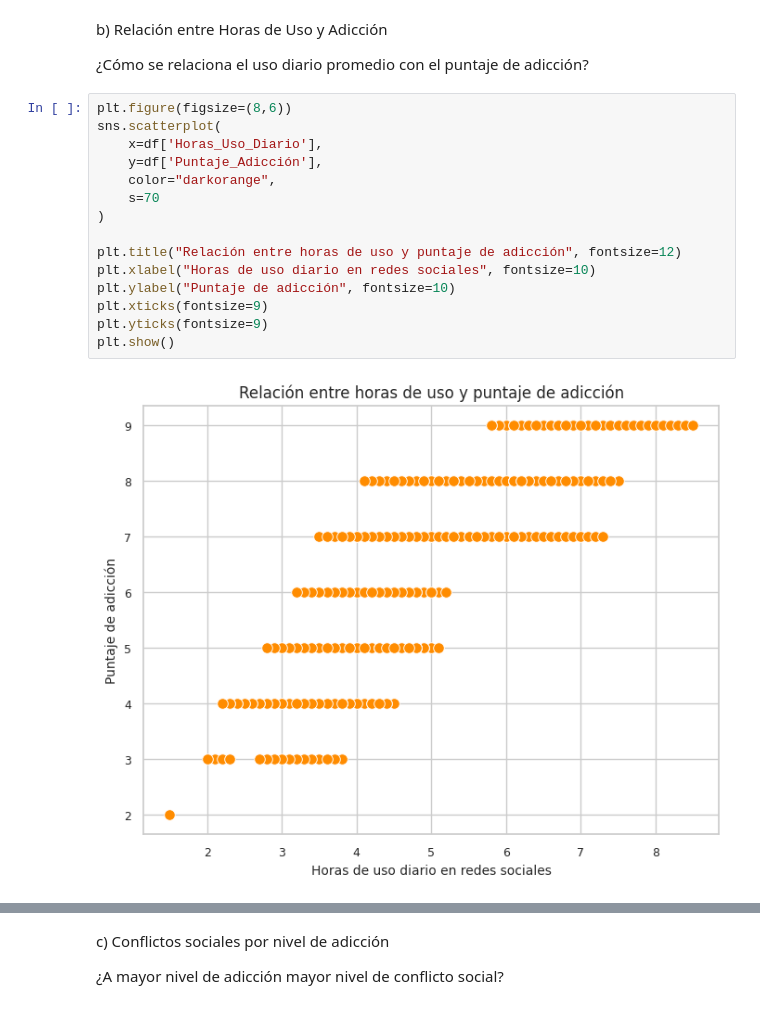
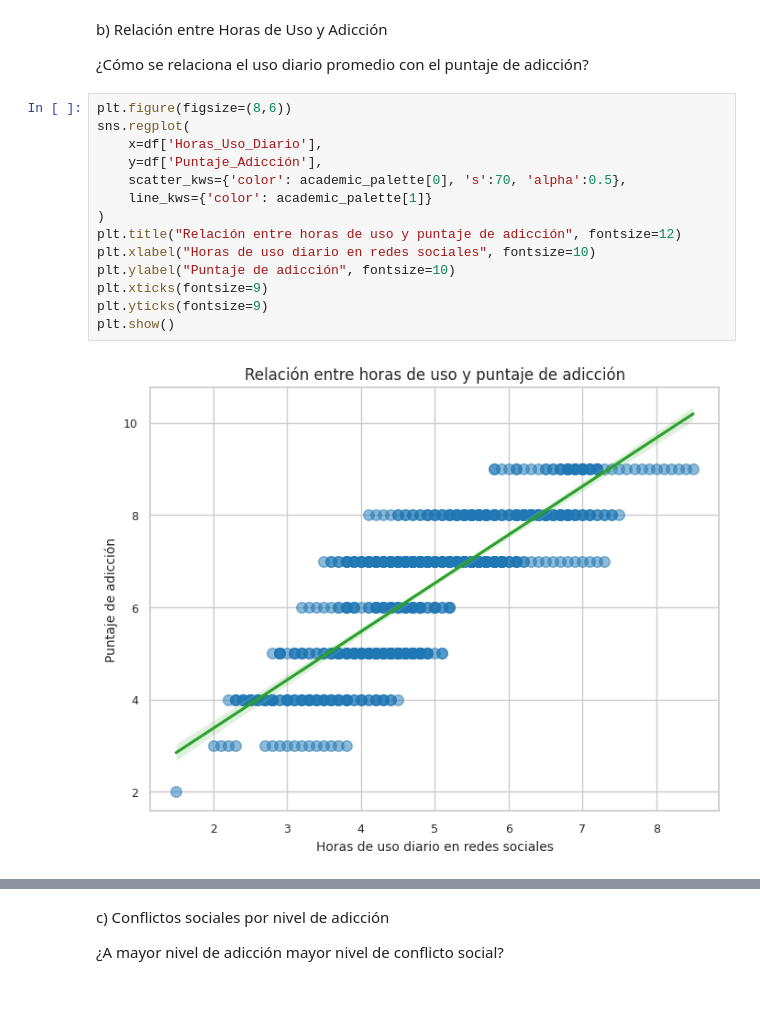
Before and after one commit to vazquezsilvana/Data-Science-II-EntregaFinal, a Jupyter notebook: VazquezSilvana_EntregaFinalDSII.ipynb, the cells around one changed output, grey strips where cells are left out. Saved outputs shown, nothing was run; the diff lists cells and outputs as text.

```diff
--- a/VazquezSilvana_EntregaFinalDSII.ipynb
+++ b/VazquezSilvana_EntregaFinalDSII.ipynb
@@ -566,18 +565,17 @@ b) Relación entre Horas de Uso y Adicción
 ¿Cómo se relaciona el uso diario promedio con el puntaje de adicción?
 # %%
 plt.figure(figsize=(8,6))
-sns.scatterplot(
+sns.regplot(
     x=df['Horas_Uso_Diario'],
     y=df['Puntaje_Adicción'],
-    color="darkorange",
-    s=70
+    scatter_kws={'color': academic_palette[0], 's':70, 'alpha':0.5},
+    line_kws={'color': academic_palette[1]}
 )
-
 plt.title("Relación entre horas de uso y puntaje de adicción", fontsize=12)
 plt.xlabel("Horas de uso diario en redes sociales", fontsize=10)
 plt.ylabel("Puntaje de adicción", fontsize=10)
 plt.xticks(fontsize=9)
 plt.yticks(fontsize=9)
 plt.show()
 # %% [output]
-[figure, old version]
+[figure, new version]
```
Also changed, not shown: parts of 2 cells of this notebook.
